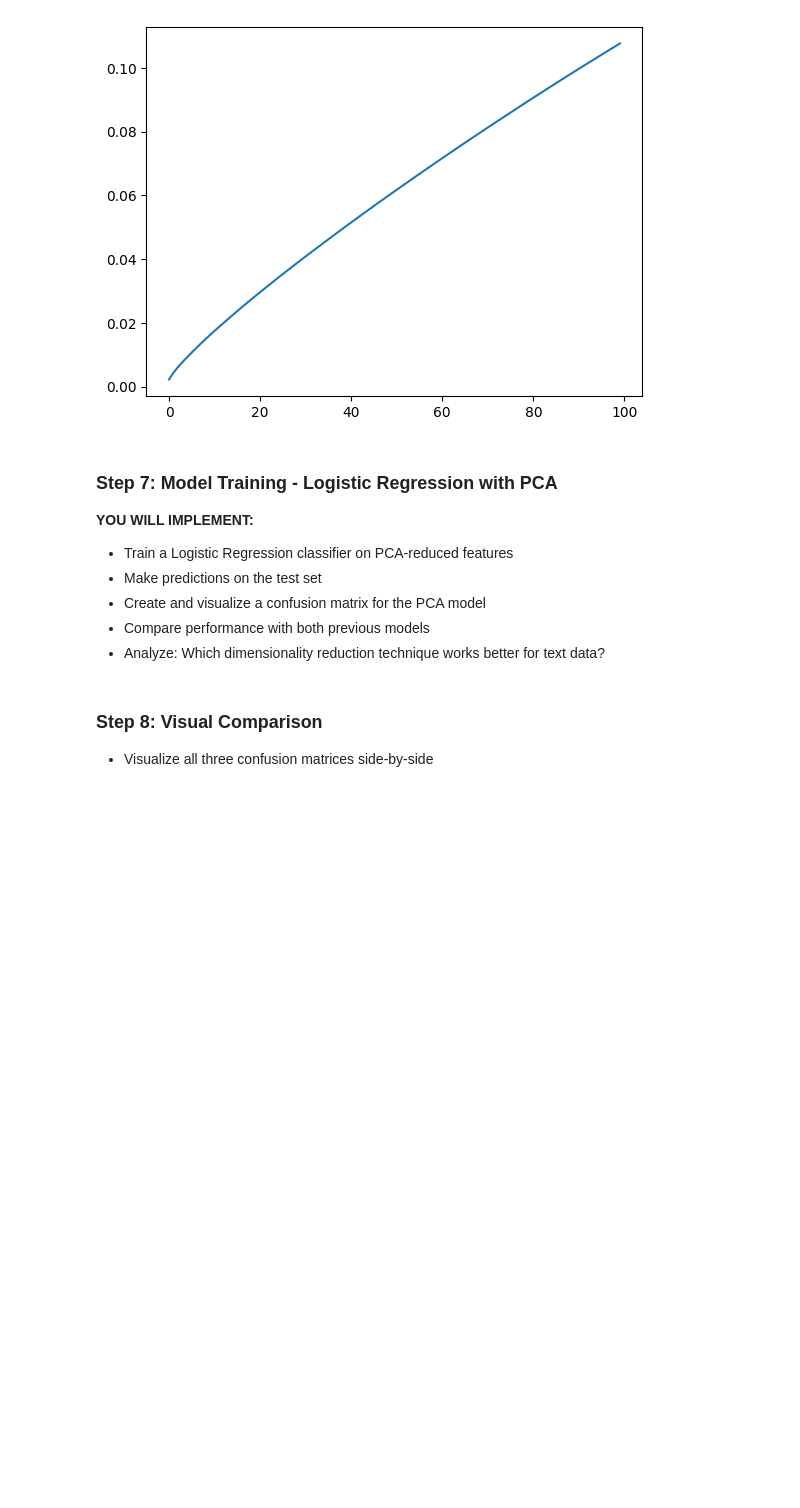
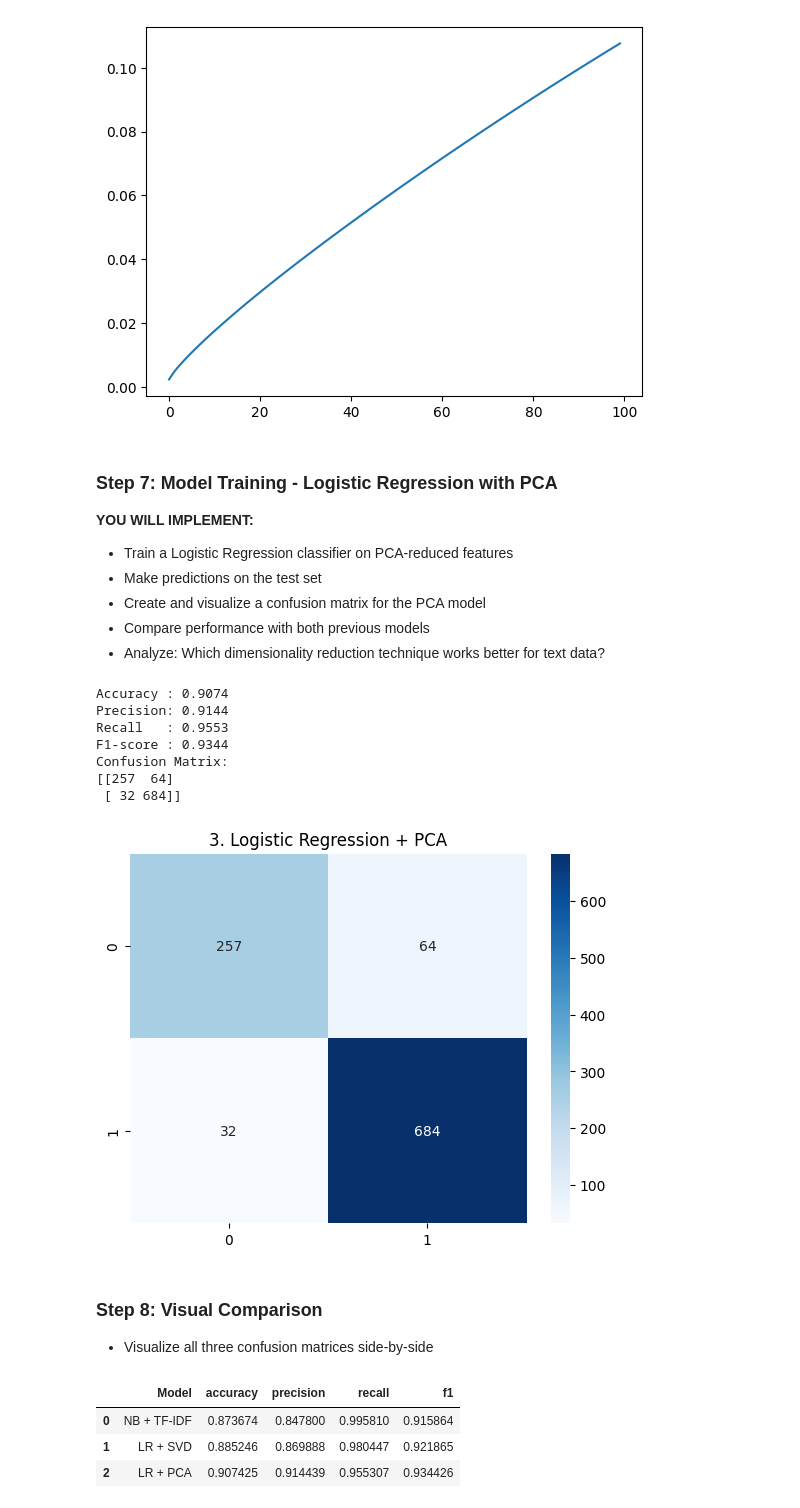
Before and after one commit to kkim8781294/PROG8245-ml-final-project-group3, a Jupyter notebook: TextClassificationFinalProjectGroup3.ipynb, the cells around one changed output. Cells and saved outputs as stored; diff of their text form; code cells hidden in the pictures; blank space fills up the shorter version.

```diff
--- a/TextClassificationFinalProjectGroup3.ipynb
+++ b/TextClassificationFinalProjectGroup3.ipynb
@@ -655,6 +656,36 @@ plt.show()
 - Create and visualize a confusion matrix for the PCA model
 - Compare performance with both previous models
 - Analyze: Which dimensionality reduction technique works better for text data?
+# %%
+logistic_regression_pca = LogisticRegression(max_iter=1000)
+logistic_regression_pca.fit(X_train_pca, y_train)
+
+y_pred_pca = logistic_regression_pca.predict(X_test_pca)
+
+metrics_pca, cofusion_metrix_pca = evaluate_model(y_test, y_pred_pca)
+plot_confusion_matrices(cofusion_metrix_pca,"3. Logistic Regression + PCA")
+# %% [output]
+Accuracy : 0.9074
+Precision: 0.9144
+Recall   : 0.9553
+F1-score : 0.9344
+Confusion Matrix:
+[[257  64]
+ [ 32 684]]
+[figure, added]
 # %% [markdown]
 ### Step 8: Visual Comparison
 - Visualize all three confusion matrices side-by-side
+# %%
+model_comparison_result = pd.DataFrame([
+    {"Model": "NB + TF-IDF", **metrics_nb},
+    {"Model": "LR + SVD",    **metrics_svd},
+    {"Model": "LR + PCA",    **metrics_pca},
+])
+
+model_comparison_result
+# %% [output]
+|  | Model | accuracy | precision | recall | f1 |
+| 0 | NB + TF-IDF | 0.873674 | 0.847800 | 0.995810 | 0.915864 |
+| 1 | LR + SVD | 0.885246 | 0.869888 | 0.980447 | 0.921865 |
+| 2 | LR + PCA | 0.907425 | 0.914439 | 0.955307 | 0.934426 |
```
Also changed, not shown: parts of 5 cells of this notebook.
